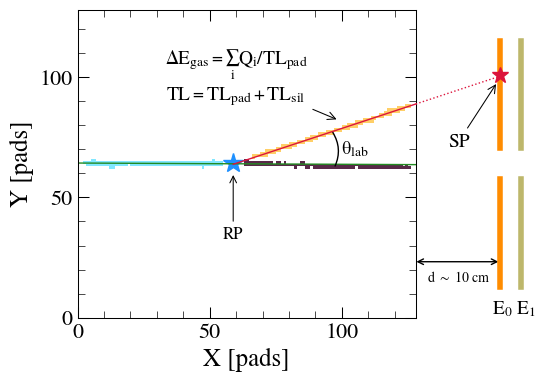
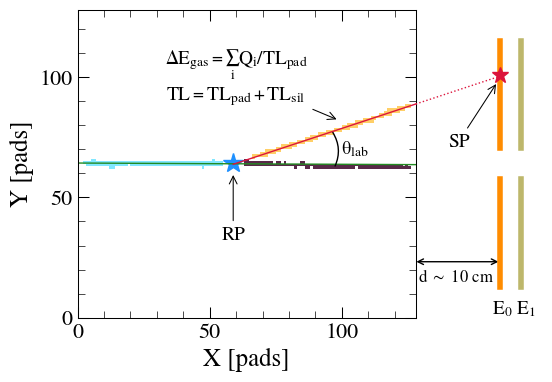
Code edit (unified diff) that turned the first committed figure into the second:
--- before
+++ after
@@ -109,6 +109,6 @@
             xycoords=fig.transFigure, textcoords=fig.transFigure,
             arrowprops=dict(arrowstyle="<->"))
-ax1.annotate(r"d $\sim$ 10 cm", xy=(0.76, 0.20), ha="center",
-            xycoords=fig.transFigure, fontsize=10)
+ax1.annotate(r"d $\sim$ 10 cm", xy=(0.755, 0.20), ha="center",
+            xycoords=fig.transFigure, fontsize=12)
 ax2.set_axis_off()
 
@@ -138,3 +138,3 @@
 # plt.tight_layout()
 # plt.show()
-# fig.savefig(sty.thesis + "track_physics.pdf")
+fig.savefig("./Outputs/track_physics_paper.pdf", dpi=300)

Commit: debugged ine calcualtions once again